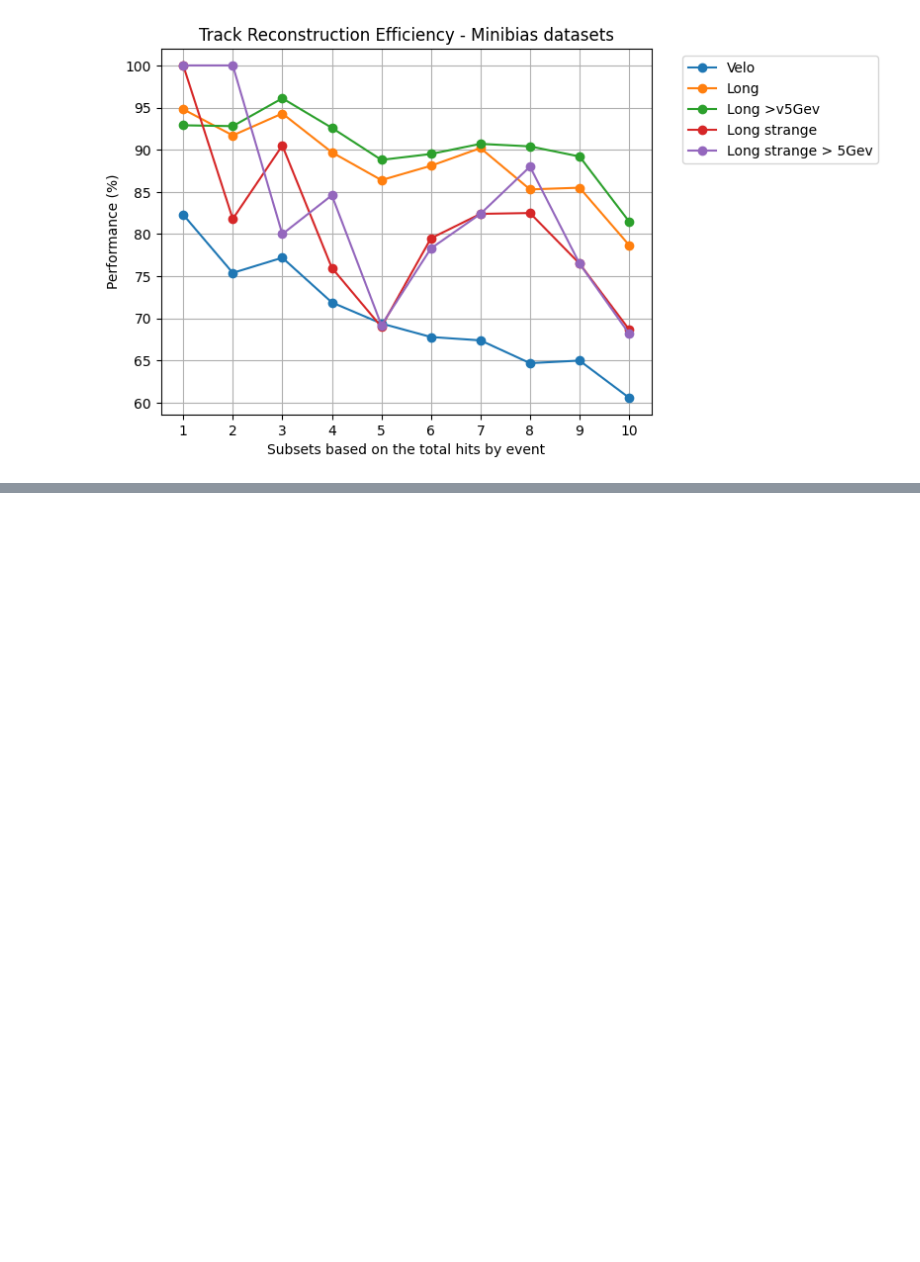
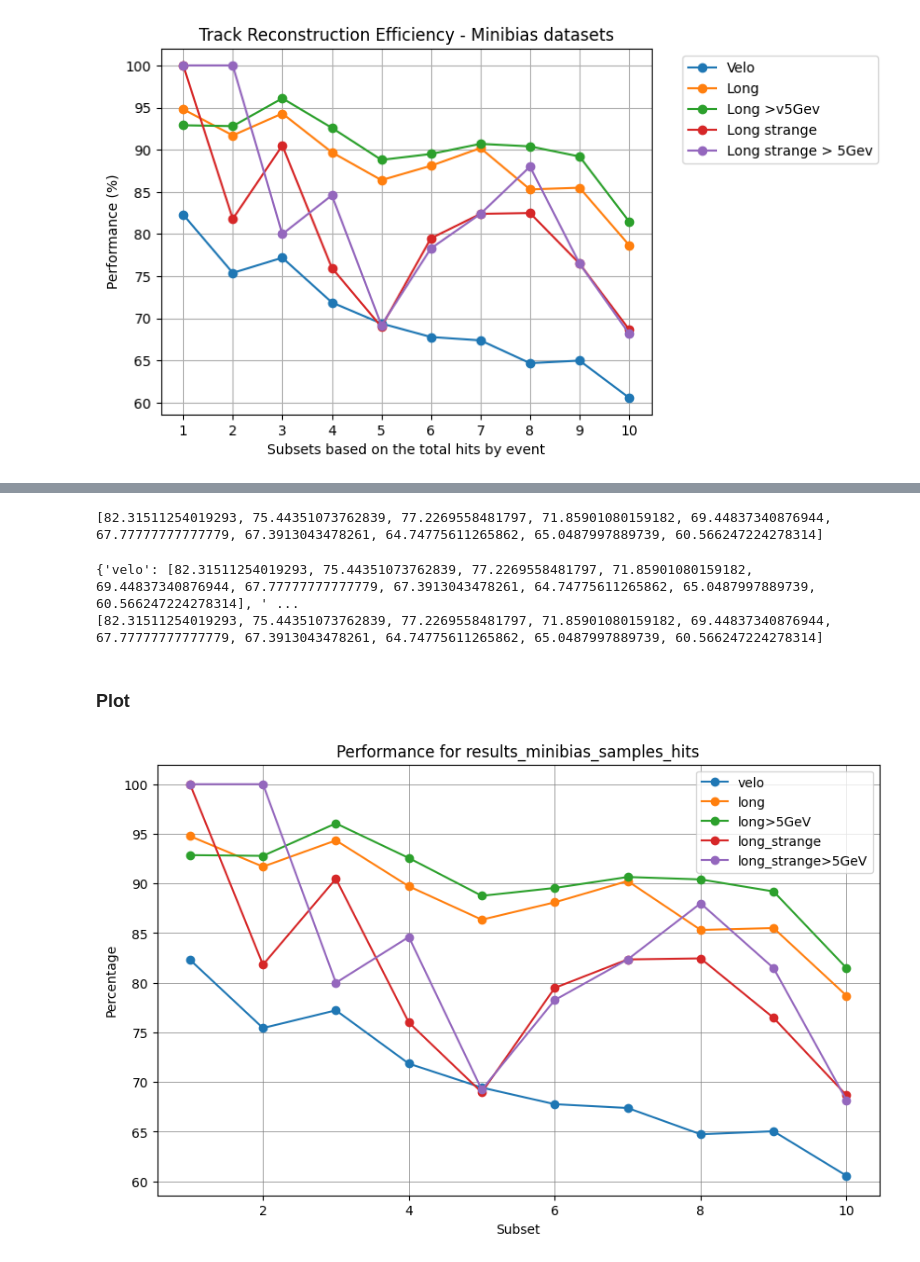
Before and after one commit to alawaree/Code_Thesis_HopfieldNetwork_VELO, a Jupyter notebook: results_analysis/plots_results_10_subsets.ipynb, the cells around one changed output, grey strips where cells are left out. Saved outputs shown, nothing was run; the diff lists cells and outputs as text; code cells hidden in the pictures; blank space fills up the shorter version.

Commit message:
Data analysis results

```diff
--- a/results_analysis/plots_results_10_subsets.ipynb
+++ b/results_analysis/plots_results_10_subsets.ipynb
@@ -98,0 +314,3 @@ plt.show()
+# %%
+performance_minibias_hits = get_recon_eff_experiments('results_minibias_samples_hits')
+print(performance_minibias_hits)
@@ -98,0 +330,70 @@ plt.show()
+# %%
+#Fct
+def extract_metric_dict(dict, metric_name):
+    metric_values = []
+    for title, metrics in dict.items():
+        value = metrics[metric_name]
+        metric_values.append(value)
+    return metric_values
+
+#Test
+velo = extract_metric_dict(performance_minibias_hits, 'velo')
+print(velo)
+# %% [output]
+[82.31511254019293, 75.44351073762839, 77.2269558481797, 71.85901080159182, 69.44837340876944, 67.77777777777779, 67.3913043478261, 64.74775611265862, 65.0487997889739, 60.566247224278314]
+# %%
+metrics_names = ['velo', 'long','long>5GeV', 'long_strange', 'long_strange>5GeV']
+
+metric_lists = {}
+for metric_name in metrics_names:
+    metric_lists[metric_name] = extract_metric_dict(performance_minibias_hits, metric_name)
+
+print(metric_lists)
+print(metric_lists['velo'])
+#velo_values = metric_lists['velo']
+# %% [output]
+{'velo': [82.31511254019293, 75.44351073762839, 77.2269558481797, 71.85901080159182, 69.44837340876944, 67.77777777777779, 67.3913043478261, 64.74775611265862, 65.0487997889739, 60.566247224278314], ' ...
+[82.31511254019293, 75.44351073762839, 77.2269558481797, 71.85901080159182, 69.44837340876944, 67.77777777777779, 67.3913043478261, 64.74775611265862, 65.0487997889739, 60.566247224278314]
+# %% [markdown]
+### Plot
+# %%
+def plot_reconstruction_eff_expriments(exp_name, metrics_names, dataset, ax=None):
+
+    # Get the performance
+    performance_dict = get_recon_eff_experiments(exp_name)
+
+    # Plot
+    if ax is None:
+        fig, ax = plt.subplots(figsize=(10, 6), sharex=True)
+
+    #X
+    x = range(1,len(performance_dict)+1,1)
+
+    # Bounds
+    #if dataset == 'minibias':
+        #x = ['1','2','3','4','5','6','7','8','9','10']
+    #    bounds = [(51, 663), (664, 978), (980, 1255), (1257, 1549), (1550, 1812), (1819, 2119), (2121, 2464), (2468, 2853), (2854, 3405), (3412, 6786)]
+    #if dataset == 'bsphiphi':
+        #x = ['1','2','3','4','5','6','7','8','9','10']
+
+    # Y
+    for metric_name in metrics_names:
+        # Extract the list of values for the current metric
+        metric_values = extract_metric_dict(performance_dict, metric_name)
+        # Plot the metric values against the x-axis
+        ax.plot(x, metric_values, marker='o', linestyle='-', label=metric_name)
+
+    # Add labels and legend
+    ax.set_xlabel('Subset')
+    ax.set_ylabel('Percentage')
+    ax.set_title(f'Performance for {exp_name}')
+    plt.grid(True, color='grey', linewidth=0.5)
+    ax.legend(loc='upper right')
+# %%
+metrics_names = ['velo', 'long','long>5GeV', 'long_strange', 'long_strange>5GeV']
+exp_name = 'results_minibias_samples_hits'
+dataset = 'minibias'
+
+plot_reconstruction_eff_expriments(exp_name, metrics_names, dataset)
+# %% [output]
+[figure, added]
```
Also changed, not shown: parts of 21 cells of this notebook, 19 other files.
